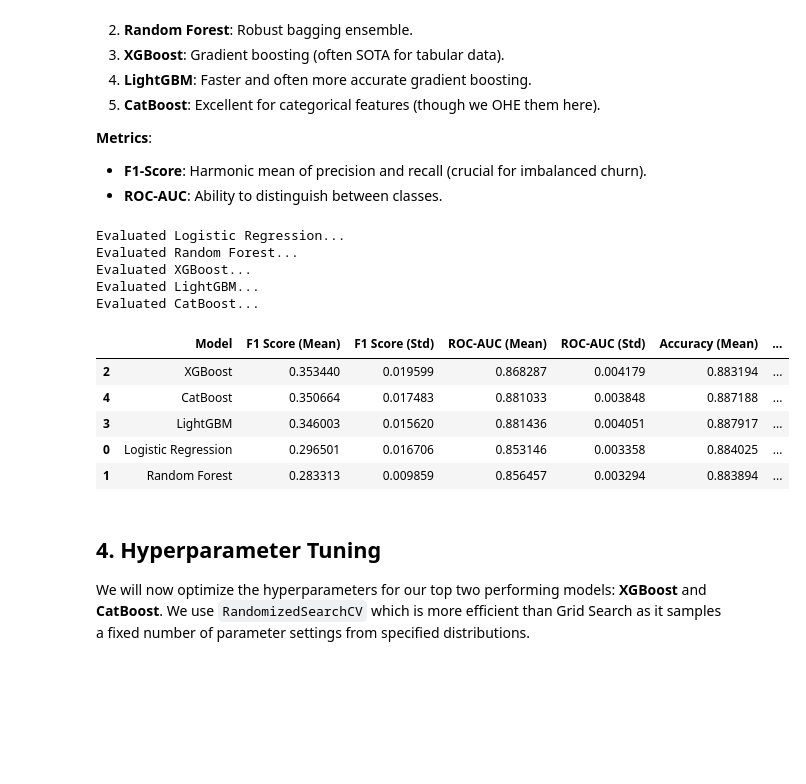
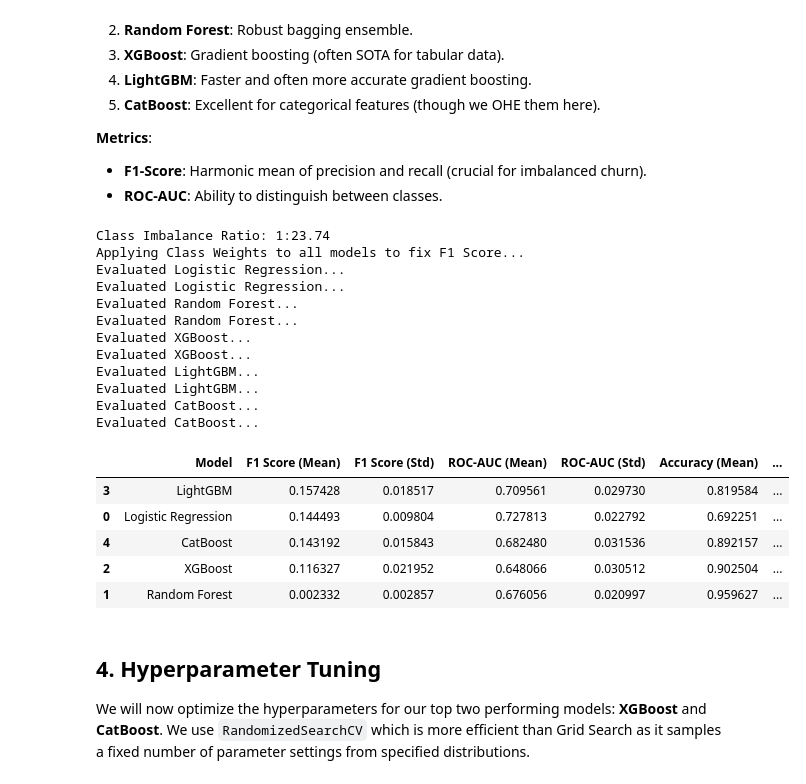
Before and after one commit to RaynorEtienn/Python4DataScience, a Jupyter notebook: Project/notebooks/Modeling.ipynb, the cells around one changed output. Saved outputs shown, nothing was run; the diff lists cells and outputs as text; code cells hidden in the pictures; blank space fills up the shorter version.

```diff
--- a/Project/notebooks/Modeling.ipynb
+++ b/Project/notebooks/Modeling.ipynb
@@ -153,51 +269,64 @@ import warnings
 warnings.filterwarnings('ignore', category=UserWarning)
 warnings.filterwarnings('ignore', category=FutureWarning)
 
+# Calculate class weight ratio for XGBoost
+# We need to help the model see the needle in the haystack
+neg, pos = np.bincount(y_train)
+scale_pos_weight = neg / pos
+print(f"Class Imbalance Ratio: 1:{scale_pos_weight:.2f}")
+print("Applying Class Weights to all models to fix F1 Score...")
+
 models = {
-    "Logistic Regression": LogisticRegression(max_iter=1000, random_state=RANDOM_SEED),
-    "Random Forest": RandomForestClassifier(n_estimators=100, random_state=RANDOM_SEED),
-    "XGBoost": XGBClassifier(eval_metric='logloss', random_state=RANDOM_SEED),
-    "LightGBM": LGBMClassifier(random_state=RANDOM_SEED, verbose=-1),
-    "CatBoost": CatBoostClassifier(verbose=0, random_state=RANDOM_SEED)
+    "Logistic Regression": LogisticRegression(max_iter=1000, class_weight='balanced', random_state=RANDOM_SEED),
+    "Random Forest": RandomForestClassifier(n_estimators=100, class_weight='balanced', random_state=RANDOM_SEED),
+    "XGBoost": XGBClassifier(eval_metric='logloss', scale_pos_weight=scale_pos_weight, random_state=RANDOM_SEED),
+    "LightGBM": LGBMClassifier(random_state=RANDOM_SEED, class_weight='balanced', verbose=-1),
+    "CatBoost": CatBoostClassifier(verbose=0, auto_class_weights='Balanced', random_state=RANDOM_SEED)
 }
 
 def evaluate_models(models, X, y, preprocessor):
     results = []
     for name, model in models.items():
         clf = Pipeline(steps=[('preprocessor', preprocessor),
                               ('classifier', model)])
 
         # Cross-validation (5-fold)
         cv_results = cross_validate(clf, X, y, cv=5, scoring=['f1', 'roc_auc', 'accuracy'])
 
         results.append({
             "Model": name,
             "F1 Score (Mean)": cv_results['test_f1'].mean(),
             "F1 Score (Std)": cv_results['test_f1'].std(),
             "ROC-AUC (Mean)": cv_results['test_roc_auc'].mean(),
             "ROC-AUC (Std)": cv_results['test_roc_auc'].std(),
             "Accuracy (Mean)": cv_results['test_accuracy'].mean(),
             "Accuracy (Std)": cv_results['test_accuracy'].std(),
-            "CV F1 Scores": np.round(cv_results['test_f1'], 3) # Show individual scores
         })
         print(f"Evaluated {name}...")
 
     return pd.DataFrame(results).sort_values(by="F1 Score (Mean)", ascending=False)
 
 results_df = evaluate_models(models, X_train, y_train, preprocessor)
 results_df
 # %% [output]
+Class Imbalance Ratio: 1:23.74
+Applying Class Weights to all models to fix F1 Score...
+Evaluated Logistic Regression...
 Evaluated Logistic Regression...
 Evaluated Random Forest...
+Evaluated Random Forest...
+Evaluated XGBoost...
 Evaluated XGBoost...
 Evaluated LightGBM...
+Evaluated LightGBM...
 Evaluated CatBoost...
+Evaluated CatBoost...
 |  | Model | F1 Score (Mean) | F1 Score (Std) | ROC-AUC (Mean) | ROC-AUC (Std) | Accuracy (Mean) | ... |
-| 2 | XGBoost | 0.353440 | 0.019599 | 0.868287 | 0.004179 | 0.883194 | ... |
-| 4 | CatBoost | 0.350664 | 0.017483 | 0.881033 | 0.003848 | 0.887188 | ... |
-| 3 | LightGBM | 0.346003 | 0.015620 | 0.881436 | 0.004051 | 0.887917 | ... |
-| 0 | Logistic Regression | 0.296501 | 0.016706 | 0.853146 | 0.003358 | 0.884025 | ... |
-| 1 | Random Forest | 0.283313 | 0.009859 | 0.856457 | 0.003294 | 0.883894 | ... |
+| 3 | LightGBM | 0.157428 | 0.018517 | 0.709561 | 0.029730 | 0.819584 | ... |
+| 0 | Logistic Regression | 0.144493 | 0.009804 | 0.727813 | 0.022792 | 0.692251 | ... |
+| 4 | CatBoost | 0.143192 | 0.015843 | 0.682480 | 0.031536 | 0.892157 | ... |
+| 2 | XGBoost | 0.116327 | 0.021952 | 0.648066 | 0.030512 | 0.902504 | ... |
+| 1 | Random Forest | 0.002332 | 0.002857 | 0.676056 | 0.020997 | 0.959627 | ... |
 # %% [markdown]
 ## 4. Hyperparameter Tuning
 
```
Also changed, not shown: parts of 15 cells of this notebook, 7 other files.
